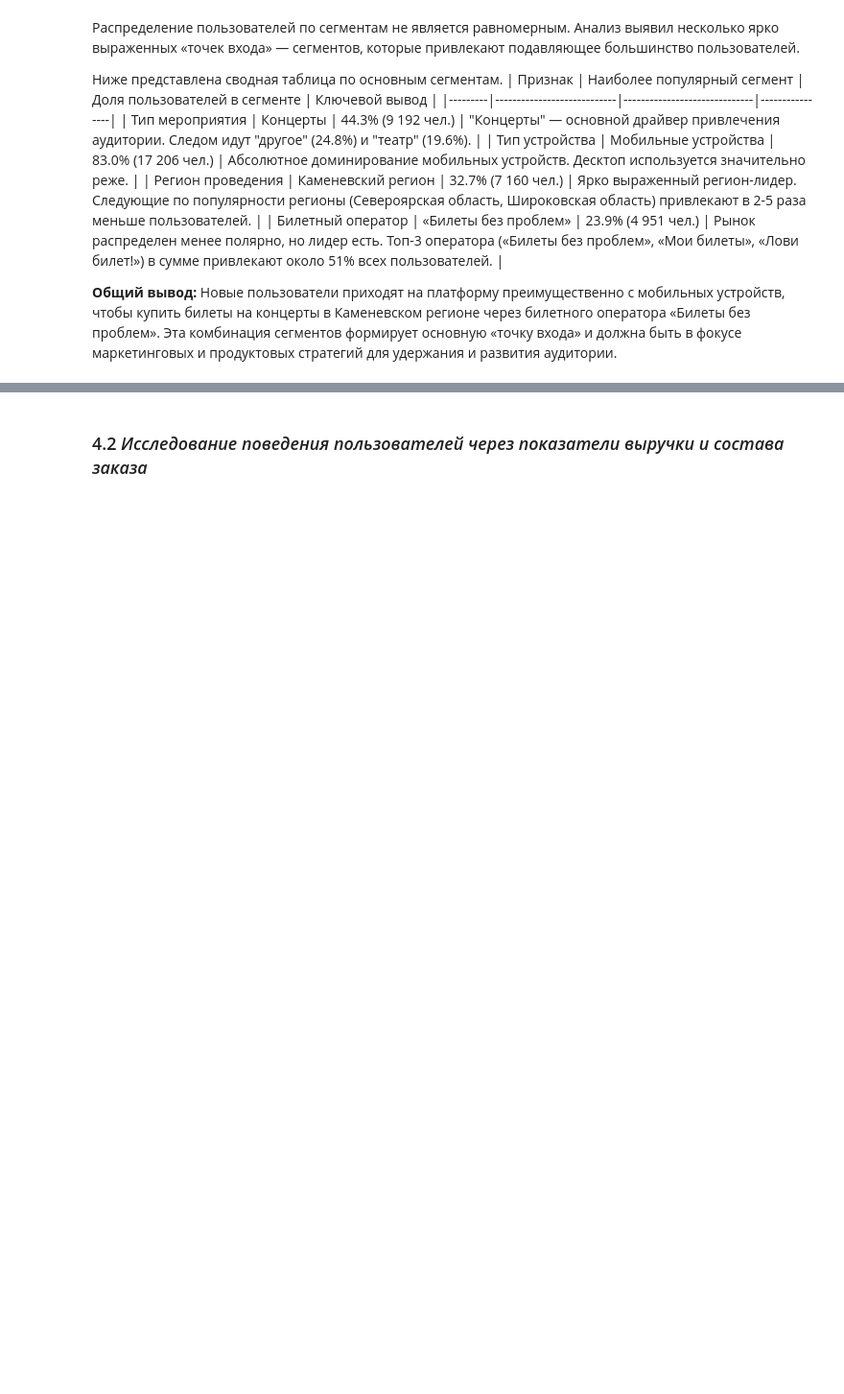
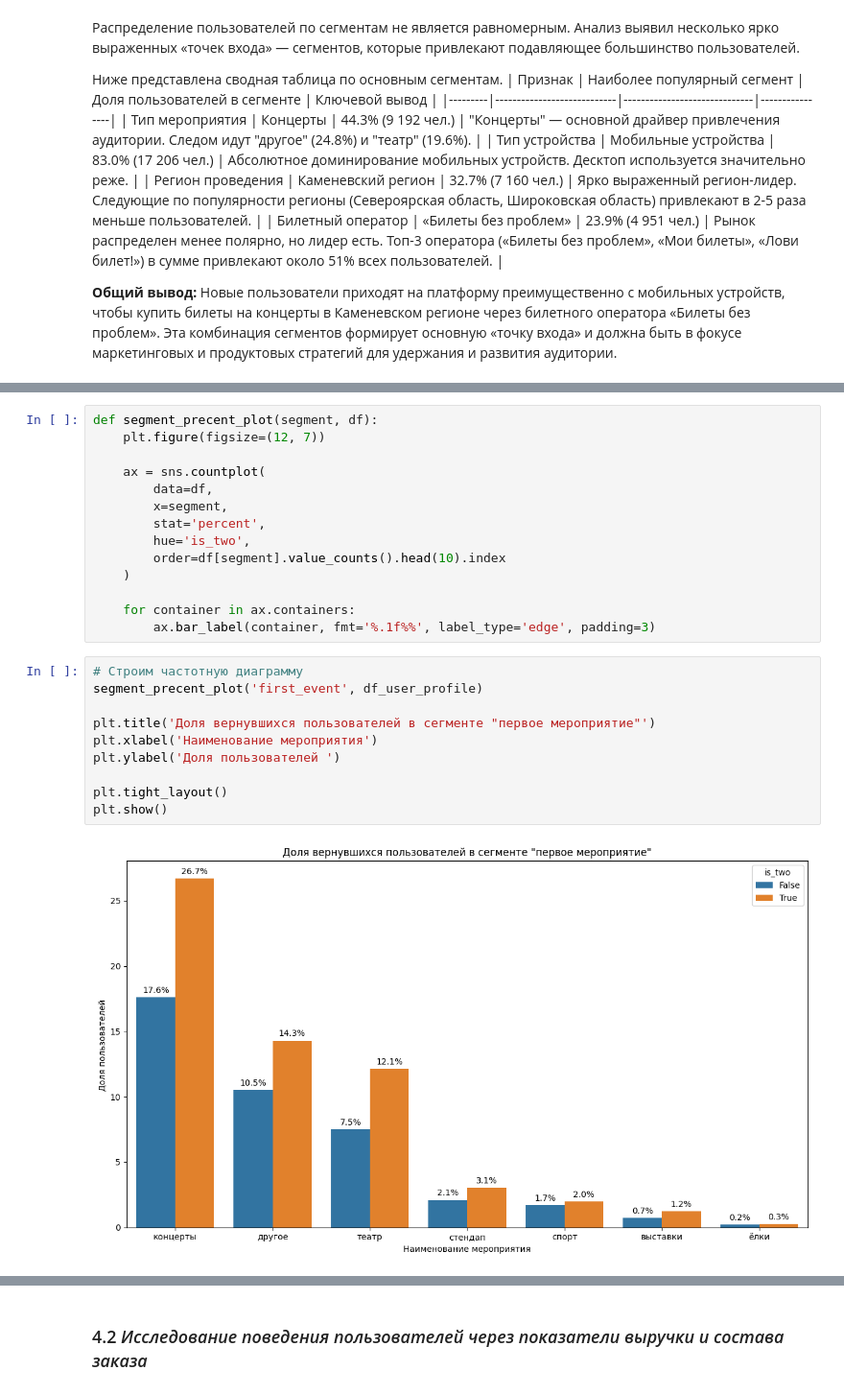
Before and after one commit to MEYakunin/Sprint9_Yandex_Afisha, a Jupyter notebook: Project.ipynb, the cells around one changed output, grey strips where cells are left out. Shown at 96% size. Cells and saved outputs as stored; diff of their text form; blank space fills up the shorter version.

Commit message:
4.1.2 Анализ возврата пользователей

```diff
--- a/Project.ipynb
+++ b/Project.ipynb
@@ -943,0 +961,26 @@ plt.show()
+# %%
+def segment_precent_plot(segment, df):
+    plt.figure(figsize=(12, 7))
+
+    ax = sns.countplot(
+        data=df,
+        x=segment,
+        stat='percent',
+        hue='is_two',
+        order=df[segment].value_counts().head(10).index
+    )
+
+    for container in ax.containers:
+        ax.bar_label(container, fmt='%.1f%%', label_type='edge', padding=3)
+# %%
+# Строим частотную диаграмму
+segment_precent_plot('first_event', df_user_profile)
+
+plt.title('Доля вернувшихся пользователей в сегменте "первое мероприятие"')
+plt.xlabel('Наименование мероприятия')
+plt.ylabel('Доля пользователей ')
+
+plt.tight_layout()
+plt.show()
+# %% [output]
+[figure, added]
```
Also changed, not shown: parts of 10 cells of this notebook.
